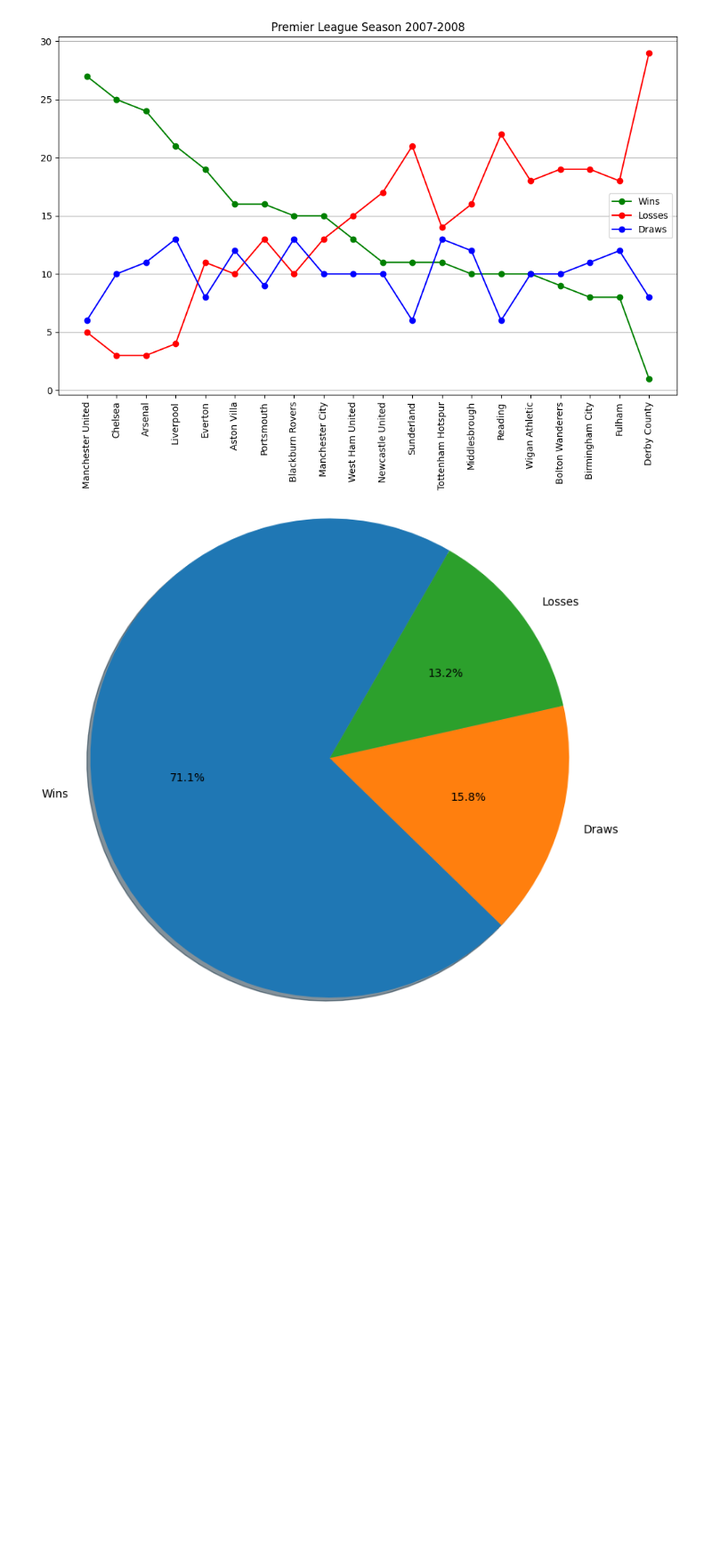
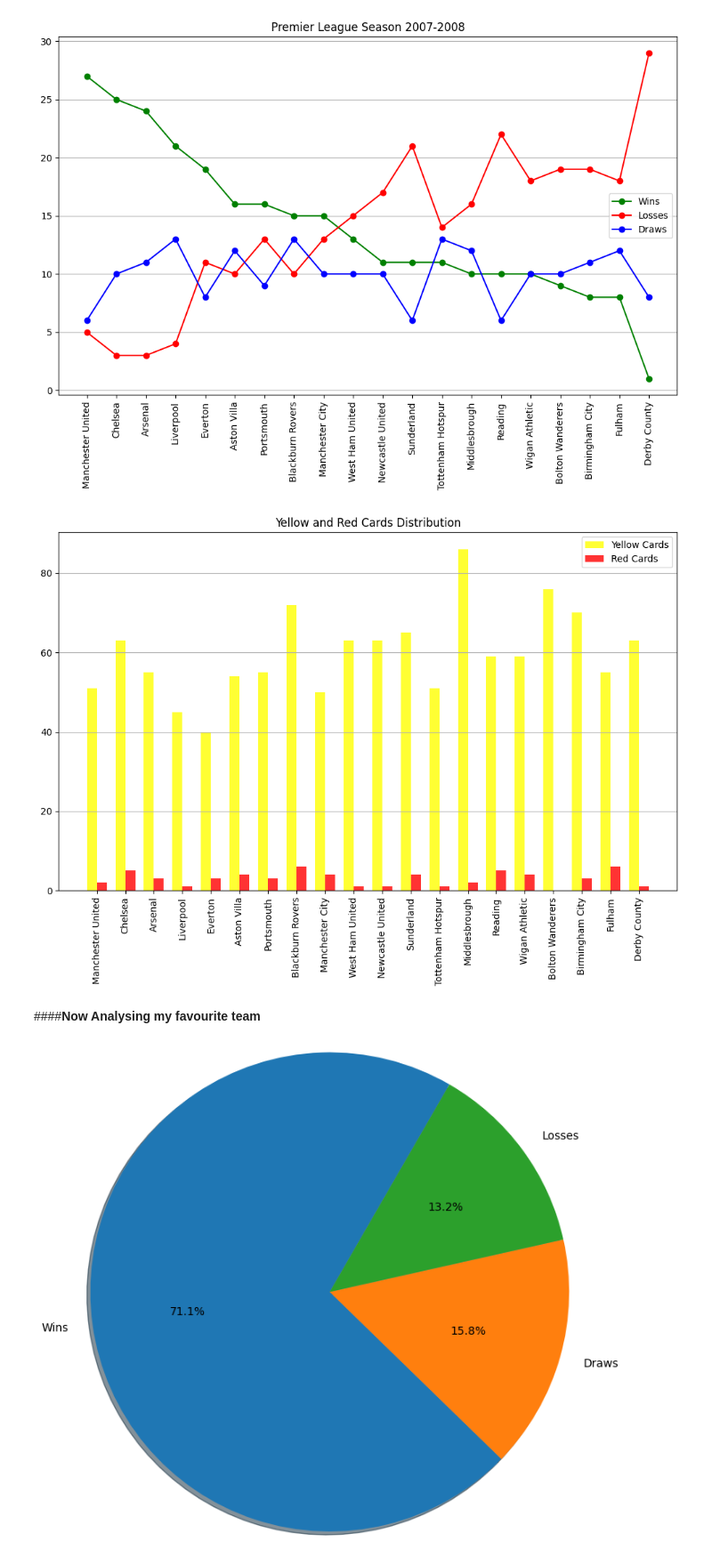
Before and after one commit to addu2612/Premier_League_Analysis, a Jupyter notebook: Mini_Project_Python.ipynb, the cells around one changed output. Shown at 89% size. Saved outputs shown, nothing was run; the diff lists cells and outputs as text; code cells hidden in the pictures; blank space fills up the shorter version.

```diff
--- a/Mini_Project_Python.ipynb
+++ b/Mini_Project_Python.ipynb
@@ -137,3 +172,6 @@ missing_value_df
 # %%
 stats=stats.drop(columns=['backward_pass','big_chance_missed'])
+# %%
+teams = list(stats['team'])
+x = np.arange(len(teams))
 # %%
@@ -150,6 +188,23 @@ plt.grid(axis='y')
 plt.show()
 # %% [output]
 [figure]
+# %%
+fig, ax = plt.subplots(figsize=(12, 7))
+bar_width = 0.35
+opacity = 0.8
+ax.bar(x, stats['total_yel_card'], bar_width, alpha=opacity, color='yellow', label='Yellow Cards')
+ax.bar(x + bar_width, stats['total_red_card'], bar_width, alpha=opacity, color='red', label='Red Cards')
+ax.set_xticks(x + bar_width / 2)
+ax.set_xticklabels(teams)
+plt.xticks(rotation=90)
+ax.set_title('Yellow and Red Cards Distribution')
+ax.legend()
+plt.grid(axis='y')
+plt.show()
+# %% [output]
+[figure, added]
+# %% [markdown]
+####**Now Analysing my favourite team**
 # %%
 mu = stats[stats.team =='Manchester United']
 # %%
```
Also changed, not shown: parts of 18 cells of this notebook.
